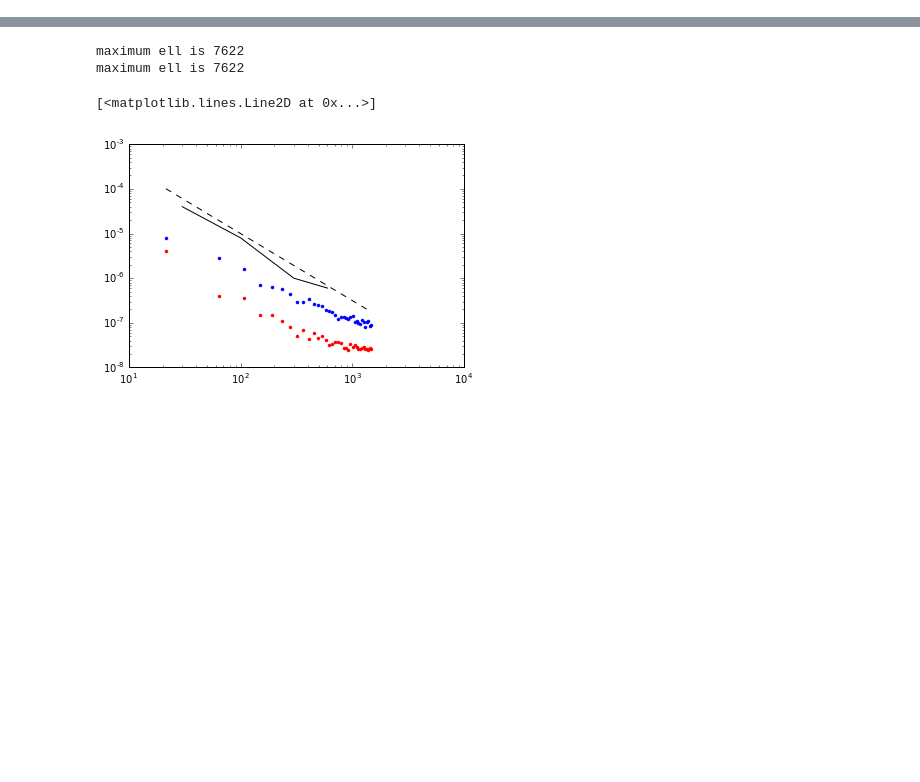
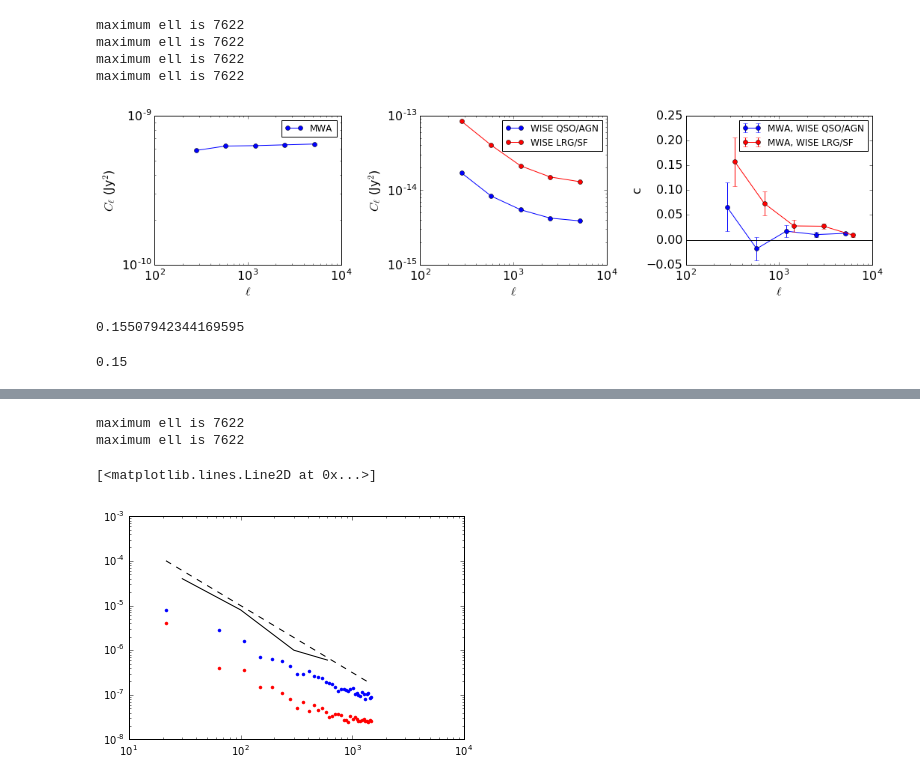
Before and after one commit to abrahamneben/21cmIRxcor, a Jupyter notebook: fg_xcor/mwa_and_ir_catalogs_xcor3.ipynb, the cells around one changed output, grey strips where cells are left out. Saved outputs shown, nothing was run; the diff lists cells and outputs as text; code cells hidden in the pictures; blank space fills up the shorter version.

```diff
--- a/fg_xcor/mwa_and_ir_catalogs_xcor3.ipynb
+++ b/fg_xcor/mwa_and_ir_catalogs_xcor3.ipynb
@@ -25,16 +25,12 @@ w2_gal_img, w2_gal_img_counts = pickle.load(open( "/Users/abrahamn/Documents/MIT
 
 # catalogs to coherence (ie, normalized cross spectrum)
 def imgs_to_cspec_ell(img1,img2,dtheta_deg,nbins,lmin,lmax,labels,hann=True,ylim=[-.2,.2],xlim=[1,300]):
-    lbins,pspec1,pspec2,xspec,bin_counts = cat_utils.calc_xspec(img1,img2,dtheta_deg,nbins=nbins,lmin=lmin,lmax=lmax,hann=hann,uselogbins=True)
-    lbins,pspec1_f,pspec2_f,xspec_f,bin_counts = cat_utils.calc_xspec(img1,np.rot90(img2),dtheta_deg,nbins=nbins,lmin=lmin,lmax=lmax,hann=hann,uselogbins=True)
 
     c = xspec/np.sqrt(pspec1*pspec2)
     dc = np.sqrt(.5*(1+c**2)/(1.*bin_counts/4))
 
     c_f = xspec_f/np.sqrt(pspec1_f*pspec2_f)
     dc_f = np.sqrt(.5*(1+c_f**2)/(1.*bin_counts/4))
-
-    plt.figure(figsize=(24,6))
 
     plt.subplot(131)
     plt.loglog(lbins,pspec1,'bo-')
@@ -49,7 +45,7 @@ def imgs_to_cspec_ell(img1,img2,dtheta_deg,nbins,lmin,lmax,labels,hann=True,ylim
     plt.xlabel('$\ell$')
     plt.ylabel('$C_\ell$')
     plt.title(labels[1])
-    plt.loglog(lbins,lbins**(-1.5)*1.e-10,'k-')
+    #plt.loglog(lbins,lbins**(-1.5)*1.e-10,'k-')
 
     plt.subplot(133)
     plt.errorbar(lbins,c,yerr=dc,fmt='bo-')
@@ -62,5 +58,3 @@ def imgs_to_cspec_ell(img1,img2,dtheta_deg,nbins,lmin,lmax,labels,hann=True,ylim
     plt.title(labels[0]+'--'+labels[1])
 
     plt.tight_layout()
-
-matplotlib.rcParams.update({'font.size': 18})
@@ -80,0 +61,71 @@ maximum ell is 7622
+# %%
+# compare w2_qsoagn and w2_gal
+
+nbins,lmin,lmax = 5,180,7000
+
+lbins,pspec_mwa,pspec_qsoagn,xspec_mwa_qsoagn,bin_counts = cat_utils.calc_xspec(mwa_img,w2_qsoagn_img,dtheta_deg,nbins=nbins,lmin=lmin,lmax=lmax,hann=True,uselogbins=True)
+lbins,pspec_mwa_f,pspec_qsoagn_f,xspec_mwa_qsoagn_f,bin_counts = cat_utils.calc_xspec(mwa_img,np.rot90(w2_qsoagn_img),dtheta_deg,nbins=nbins,lmin=lmin,lmax=lmax,hann=True,uselogbins=True)
+
+c_mwa_qsoagn = xspec_mwa_qsoagn/np.sqrt(pspec_mwa*pspec_qsoagn)
+dc_mwa_qsoagn = np.sqrt(.5*(1+c_mwa_qsoagn**2)/(1.*bin_counts/4))
+c_mwa_qsoagn_f = xspec_mwa_qsoagn_f/np.sqrt(pspec_mwa_f*pspec_qsoagn_f)
+dc_mwa_qsoagn_f = np.sqrt(.5*(1+c_mwa_qsoagn_f**2)/(1.*bin_counts/4))
+
+lbins,pspec_mwa,pspec_gal,xspec_mwa_gal,bin_counts = cat_utils.calc_xspec(mwa_img,w2_gal_img,dtheta_deg,nbins=nbins,lmin=lmin,lmax=lmax,hann=True,uselogbins=True)
+lbins,pspec_mwa_f,pspec_gal_f,xspec_mwa_gal_f,bin_counts = cat_utils.calc_xspec(mwa_img,np.rot90(w2_gal_img),dtheta_deg,nbins=nbins,lmin=lmin,lmax=lmax,hann=True,uselogbins=True)
+
+c_mwa_gal = xspec_mwa_gal/np.sqrt(pspec_mwa*pspec_gal)
+dc_mwa_gal = np.sqrt(.5*(1+c_mwa_gal**2)/(1.*bin_counts/4))
+c_mwa_gal_f = xspec_mwa_gal_f/np.sqrt(pspec_mwa_f*pspec_gal_f)
+dc_mwa_gal_f = np.sqrt(.5*(1+c_mwa_gal_f**2)/(1.*bin_counts/4))
+
+
+plt.figure(figsize=(15,4))
+matplotlib.rcParams.update({'font.size': 16})
+xlim = [100,1.e4]
+
+plt.subplot(131)
+plt.loglog(lbins,pspec_mwa,'bo-',label='MWA')
+plt.xlim(xlim)
+plt.legend(fontsize=12)
+plt.xlabel('$\ell$')
+plt.ylabel('$C_\ell$ (Jy$^2$)')
+
+plt.subplot(132)
+plt.loglog(lbins,pspec_qsoagn,'bo-',label='WISE QSO/AGN')
+plt.loglog(lbins,pspec_gal,'ro-',label='WISE LRG/SF')
+plt.xlim(xlim)
+plt.xlabel('$\ell$')
+plt.ylabel('$C_\ell$ (Jy$^2$)')
+plt.legend(fontsize=12)
+
+plt.subplot(133)
+a=1.1
+plt.errorbar(lbins,c_mwa_qsoagn,yerr=dc_mwa_qsoagn,fmt='bo-',label='MWA, WISE QSO/AGN')
+# plt.errorbar(lbins*a,c_mwa_qsoagn,yerr=dc_mwa_qsoagn_f,fmt='bv-',label='MWA, WISE QSO/AGN (flipped)')
+plt.errorbar(lbins*a**2,c_mwa_gal,yerr=dc_mwa_gal,fmt='ro-',label='MWA, WISE LRG/SF')
+# plt.errorbar(lbins*a**3,c_mwa_gal_f,yerr=dc_mwa_gal_f,fmt='rv-',label='MWA, WISE LRG/SF (flipped)')
+plt.legend(fontsize=12)
+plt.semilogx([.1,12000],[0,0],'k-')
+plt.xlim(xlim)
+plt.xlabel('$\ell$')
+plt.ylabel('c')
+plt.ylim([-.05,.25])
+
+plt.tight_layout()
+plt.savefig('mwa_wise_qsoagn_gal_xspec.pdf',bbox_inches='tight')
+# %% [output]
+maximum ell is 7622
+maximum ell is 7622
+maximum ell is 7622
+maximum ell is 7622
+[figure, added]
+# %%
+n = 100000
+np.mean((np.random.randn(n)+1)*(np.random.randn(n)+.3)*(np.random.randn(n)+.5))
+# %% [output]
+0.15507942344169595
+# %%
+.3*.5
+# %% [output]
+0.15
```
Also changed, not shown: parts of 2 cells of this notebook, 2 other files.
